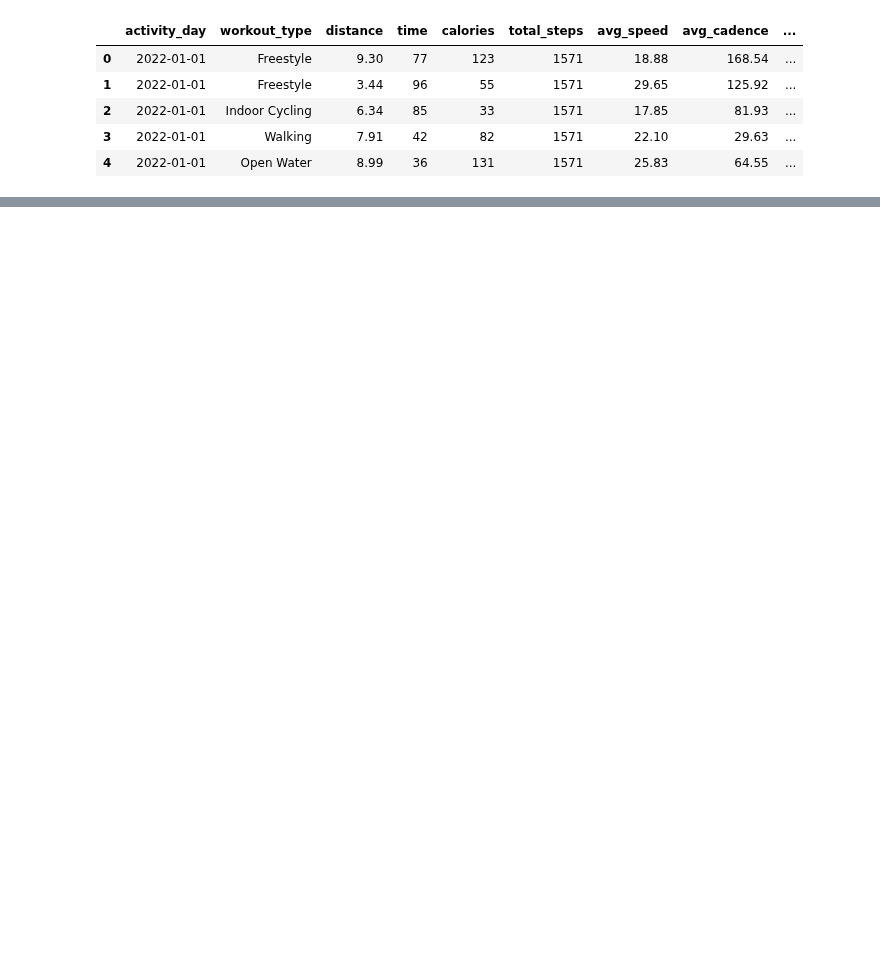
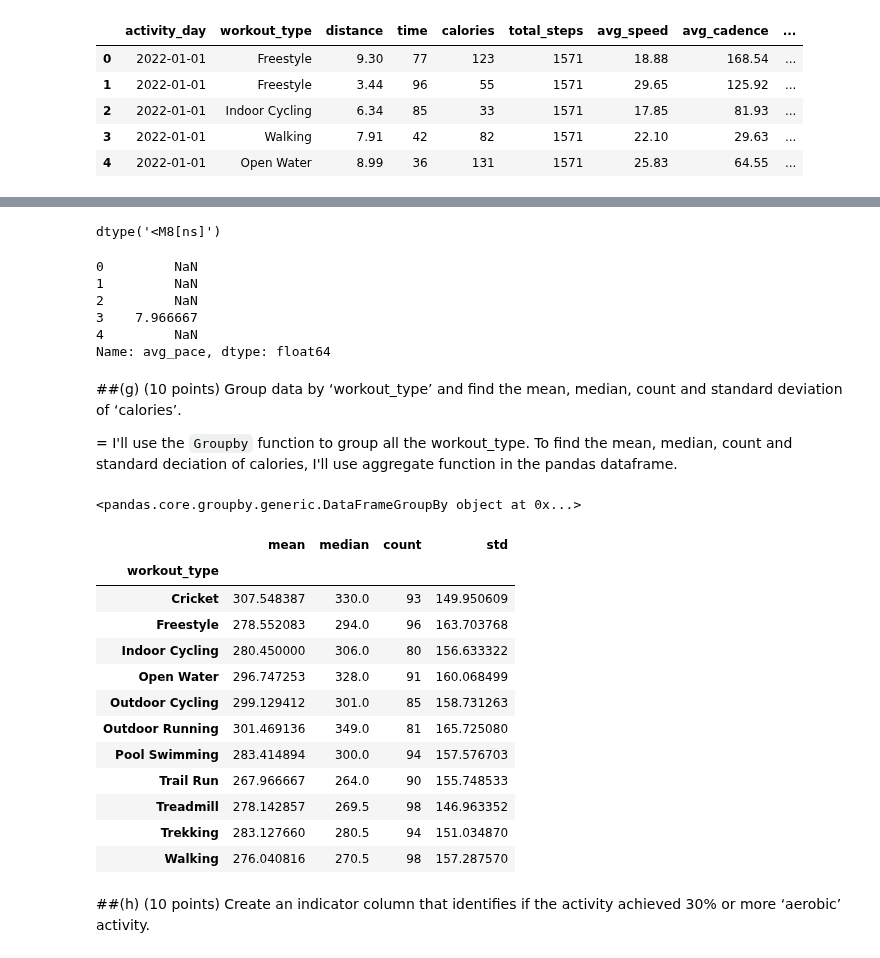
Before and after one commit to Nissun662/Data-Visual, a Jupyter notebook: EXAM2.ipynb, the cells around one changed output, grey strips where cells are left out. Drawn from its saved outputs; the diff is of its cells as text; code cells hidden in the pictures; blank space fills up the shorter version.

```diff
--- a/EXAM2.ipynb
+++ b/EXAM2.ipynb
@@ -81,7 +81,7 @@ The column `unnamed` is deleted.
 # %% [markdown]
 ##(c) (10 points) Clean the column names to remove the unit declaration, (%), using regular expressions. The column name should not have any trailing spaces after cleaning. You will only receive partial credit for simply renaming columns without using regular expressions.
 # %%
-df = df.rename(columns = lambda x: re.sub(r'((.%))' ,'' ,x))
+df = df.rename(columns = lambda x: re.sub(r'[(.%)]' ,'' ,x))
 df.columns
 # %% [output]
 Index(['activity_day', 'workout_type', 'distance', 'time', 'calories',
@@ -136,0 +141,42 @@ df.head(5)
+# %%
+df.avg_pace = pd.to_datetime(df.avg_pace)
+df.avg_pace.dtypes
+# %% [output]
+dtype('<M8[ns]')
+# %%
+df.avg_pace = df.avg_pace.apply(lambda avg_pace: avg_pace.hour + (avg_pace.minute / 60))
+# %%
+df.avg_pace.head()
+# %% [output]
+0         NaN
+1         NaN
+2         NaN
+3    7.966667
+4         NaN
+Name: avg_pace, dtype: float64
+# %% [markdown]
+##(g) (10 points) Group data by ‘workout_type’ and find the mean, median, count and standard deviation of ‘calories’.
+
+= I'll use the `Groupby` function to group all the workout_type. To find the mean, median, count and standard deciation of calories, I'll use aggregate function in the pandas dataframe.
+# %%
+df.groupby('workout_type')
+# %% [output]
+<pandas.core.groupby.generic.DataFrameGroupBy object at 0x...>
+# %%
+df.groupby('workout_type').calories.agg(['mean', 'median', 'count', 'std'])
+# %% [output]
+|  | mean | median | count | std |
+| workout_type |  |  |  |  |
+| Cricket | 307.548387 | 330.0 | 93 | 149.950609 |
+| Freestyle | 278.552083 | 294.0 | 96 | 163.703768 |
+| Indoor Cycling | 280.450000 | 306.0 | 80 | 156.633322 |
+| Open Water | 296.747253 | 328.0 | 91 | 160.068499 |
+| Outdoor Cycling | 299.129412 | 301.0 | 85 | 158.731263 |
+| Outdoor Running | 301.469136 | 349.0 | 81 | 165.725080 |
+| Pool Swimming | 283.414894 | 300.0 | 94 | 157.576703 |
+| Trail Run | 267.966667 | 264.0 | 90 | 155.748533 |
+| Treadmill | 278.142857 | 269.5 | 98 | 146.963352 |
+| Trekking | 283.127660 | 280.5 | 94 | 151.034870 |
+| Walking | 276.040816 | 270.5 | 98 | 157.287570 |
+# %% [markdown]
+##(h) (10 points) Create an indicator column that identifies if the activity achieved 30% or more ‘aerobic’ activity.
```
Also changed, not shown: parts of 7 cells of this notebook.
